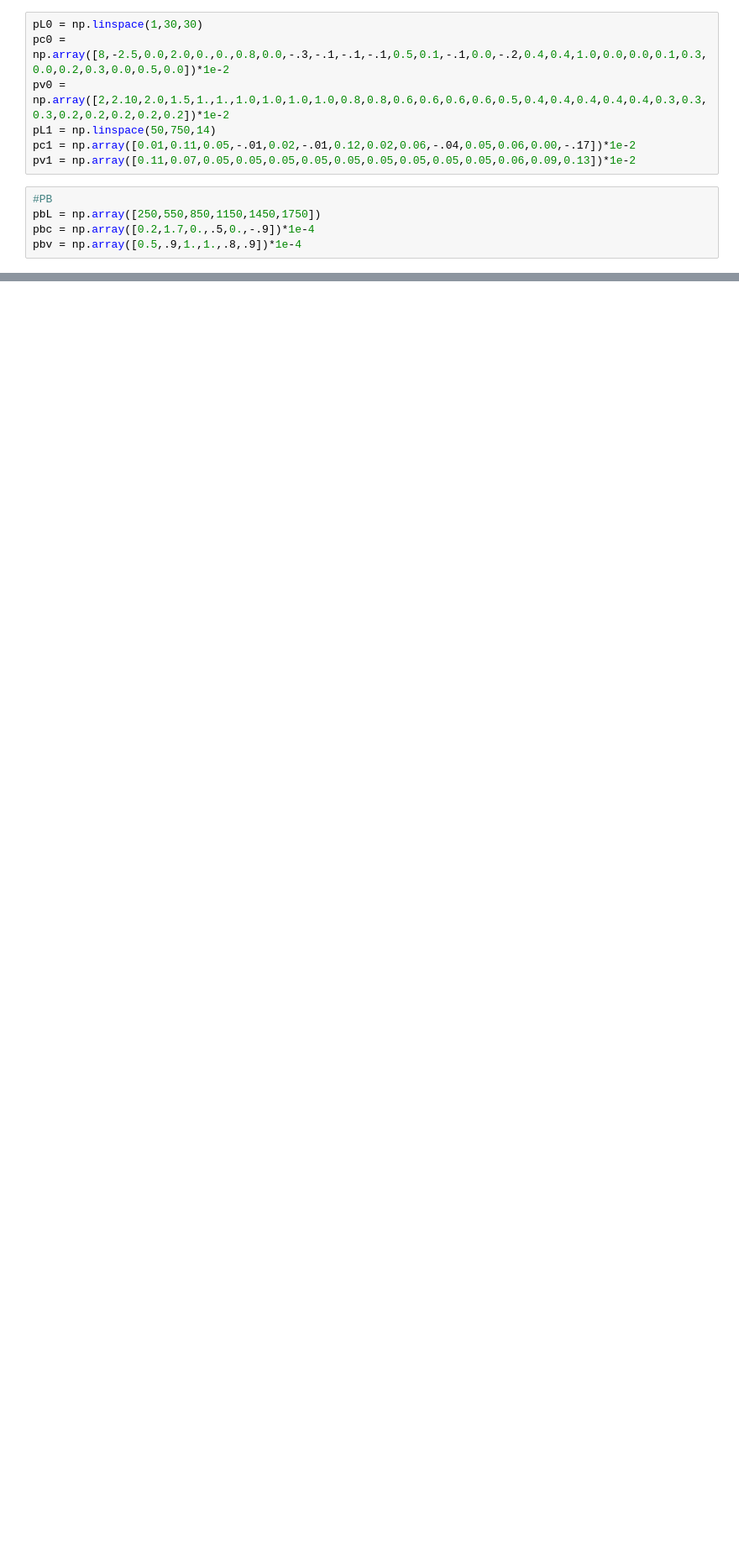
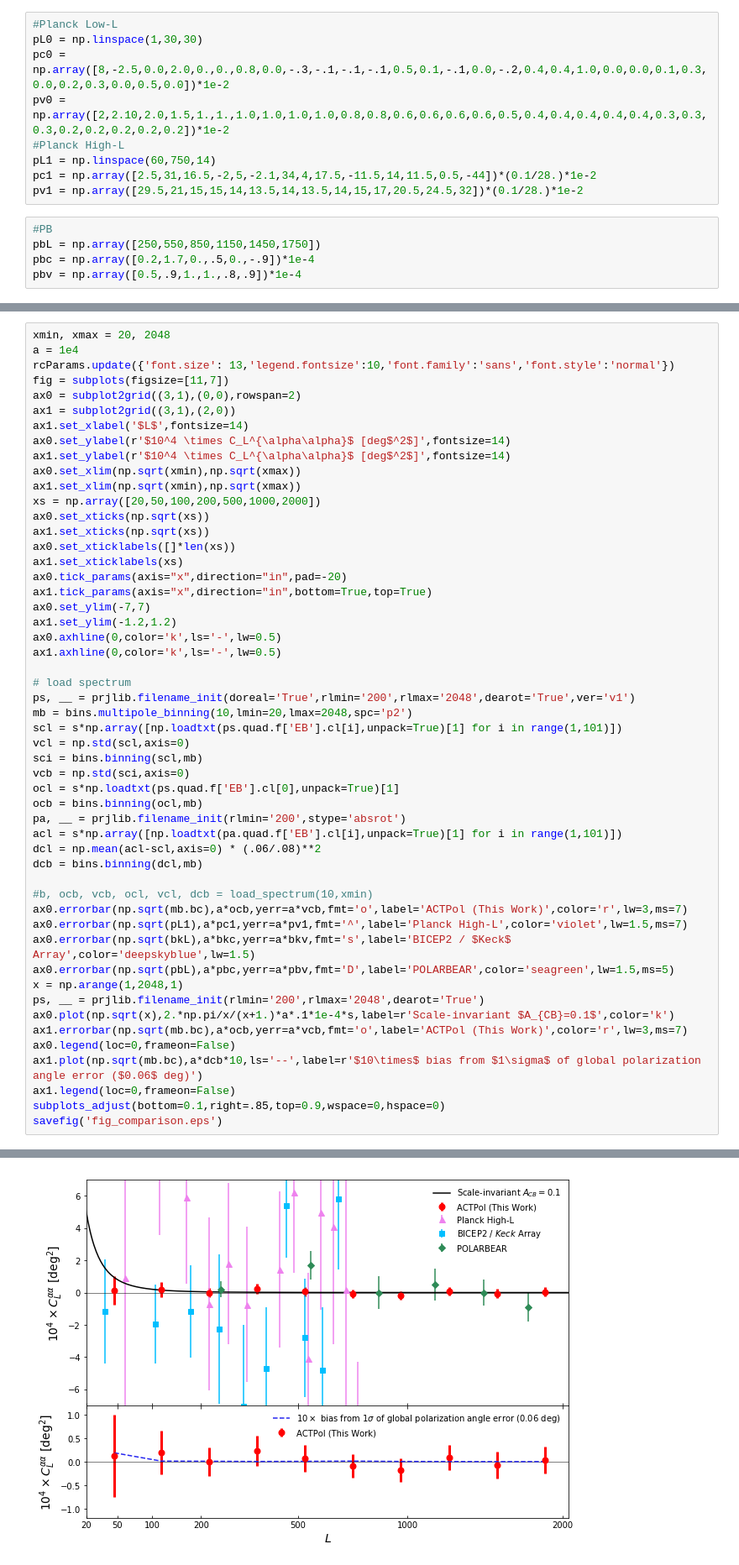
Before and after one commit to ACTCollaboration/cosmicbirefringence, a Jupyter notebook: ms_fig_claa_comp.ipynb, the cells around one changed output, grey strips where cells are left out. Shown: that part at 84% size. Saved outputs shown, nothing was run; the diff lists cells and outputs as text; blank space fills up the shorter version.

```diff
--- a/ms_fig_claa_comp.ipynb
+++ b/ms_fig_claa_comp.ipynb
@@ -7,12 +7,14 @@ import plottools as pl
 import binning as bins
 s = (180./np.pi)**2
 # %%
+#Planck Low-L
 pL0 = np.linspace(1,30,30)
 pc0 = np.array([8,-2.5,0.0,2.0,0.,0.,0.8,0.0,-.3,-.1,-.1,-.1,0.5,0.1,-.1,0.0,-.2,0.4,0.4,1.0,0.0,0.0,0.1,0.3,0.0,0.2,0.3,0.0,0.5,0.0])*1e-2
 pv0 = np.array([2,2.10,2.0,1.5,1.,1.,1.0,1.0,1.0,1.0,0.8,0.8,0.6,0.6,0.6,0.6,0.5,0.4,0.4,0.4,0.4,0.4,0.3,0.3,0.3,0.2,0.2,0.2,0.2,0.2])*1e-2
-pL1 = np.linspace(50,750,14)
-pc1 = np.array([0.01,0.11,0.05,-.01,0.02,-.01,0.12,0.02,0.06,-.04,0.05,0.06,0.00,-.17])*1e-2
-pv1 = np.array([0.11,0.07,0.05,0.05,0.05,0.05,0.05,0.05,0.05,0.05,0.05,0.06,0.09,0.13])*1e-2
+#Planck High-L
+pL1 = np.linspace(60,750,14)
+pc1 = np.array([2.5,31,16.5,-2,5,-2.1,34,4,17.5,-11.5,14,11.5,0.5,-44])*(0.1/28.)*1e-2
+pv1 = np.array([29.5,21,15,15,14,13.5,14,13.5,14,15,17,20.5,24.5,32])*(0.1/28.)*1e-2
 # %%
 #PB
 pbL = np.array([250,550,850,1150,1450,1750])
@@ -61,0 +28,53 @@ savefig('fig_comparison.png')
+# %%
+xmin, xmax = 20, 2048
+a = 1e4
+rcParams.update({'font.size': 13,'legend.fontsize':10,'font.family':'sans','font.style':'normal'})
+fig = subplots(figsize=[11,7])
+ax0 = subplot2grid((3,1),(0,0),rowspan=2)
+ax1 = subplot2grid((3,1),(2,0))
+ax1.set_xlabel('$L$',fontsize=14)
+ax0.set_ylabel(r'$10^4 \times C_L^{\alpha\alpha}$ [deg$^2$]',fontsize=14)
+ax1.set_ylabel(r'$10^4 \times C_L^{\alpha\alpha}$ [deg$^2$]',fontsize=14)
+ax0.set_xlim(np.sqrt(xmin),np.sqrt(xmax))
+ax1.set_xlim(np.sqrt(xmin),np.sqrt(xmax))
+xs = np.array([20,50,100,200,500,1000,2000])
+ax0.set_xticks(np.sqrt(xs))
+ax1.set_xticks(np.sqrt(xs))
+ax0.set_xticklabels([]*len(xs))
+ax1.set_xticklabels(xs)
+ax0.tick_params(axis="x",direction="in",pad=-20)
+ax1.tick_params(axis="x",direction="in",bottom=True,top=True)
+ax0.set_ylim(-7,7)
+ax1.set_ylim(-1.2,1.2)
+ax0.axhline(0,color='k',ls='-',lw=0.5)
+ax1.axhline(0,color='k',ls='-',lw=0.5)
+
+# load spectrum
+ps, __ = prjlib.filename_init(doreal='True',rlmin='200',rlmax='2048',dearot='True',ver='v1')
+mb = bins.multipole_binning(10,lmin=20,lmax=2048,spc='p2')
+scl = s*np.array([np.loadtxt(ps.quad.f['EB'].cl[i],unpack=True)[1] for i in range(1,101)])
+vcl = np.std(scl,axis=0)
+sci = bins.binning(scl,mb)
+vcb = np.std(sci,axis=0)
+ocl = s*np.loadtxt(ps.quad.f['EB'].cl[0],unpack=True)[1]
+ocb = bins.binning(ocl,mb)
+pa, __ = prjlib.filename_init(rlmin='200',stype='absrot')
+acl = s*np.array([np.loadtxt(pa.quad.f['EB'].cl[i],unpack=True)[1] for i in range(1,101)])
+dcl = np.mean(acl-scl,axis=0) * (.06/.08)**2
+dcb = bins.binning(dcl,mb)
+
+#b, ocb, vcb, ocl, vcl, dcb = load_spectrum(10,xmin)
+ax0.errorbar(np.sqrt(mb.bc),a*ocb,yerr=a*vcb,fmt='o',label='ACTPol (This Work)',color='r',lw=3,ms=7)
+ax0.errorbar(np.sqrt(pL1),a*pc1,yerr=a*pv1,fmt='^',label='Planck High-L',color='violet',lw=1.5,ms=7)
+ax0.errorbar(np.sqrt(bkL),a*bkc,yerr=a*bkv,fmt='s',label='BICEP2 / $Keck$ Array',color='deepskyblue',lw=1.5)
+ax0.errorbar(np.sqrt(pbL),a*pbc,yerr=a*pbv,fmt='D',label='POLARBEAR',color='seagreen',lw=1.5,ms=5)
+x = np.arange(1,2048,1)
+ps, __ = prjlib.filename_init(rlmin='200',rlmax='2048',dearot='True')
+ax0.plot(np.sqrt(x),2.*np.pi/x/(x+1.)*a*.1*1e-4*s,label=r'Scale-invariant $A_{CB}=0.1$',color='k')
+ax1.errorbar(np.sqrt(mb.bc),a*ocb,yerr=a*vcb,fmt='o',label='ACTPol (This Work)',color='r',lw=3,ms=7)
+ax0.legend(loc=0,frameon=False)
+ax1.plot(np.sqrt(mb.bc),a*dcb*10,ls='--',label=r'$10\times$ bias from $1\sigma$ of global polarization angle error ($0.06$ deg)')
+ax1.legend(loc=0,frameon=False)
+subplots_adjust(bottom=0.1,right=.85,top=0.9,wspace=0,hspace=0)
+savefig('fig_comparison.eps')
+# %% [output]
@@ -62,3 +83,4 @@ savefig('fig_comparison.png')
+[figure, added]
 # %%
 pl.plot_1dstyle(ylab=r'$C_L^{\alpha\alpha}$ [deg$^2$]',xmin=.9,xmax=30,ymin=-100,ymax=100)
 xscale('log')
```
Also changed, not shown: parts of 5 cells of this notebook.
